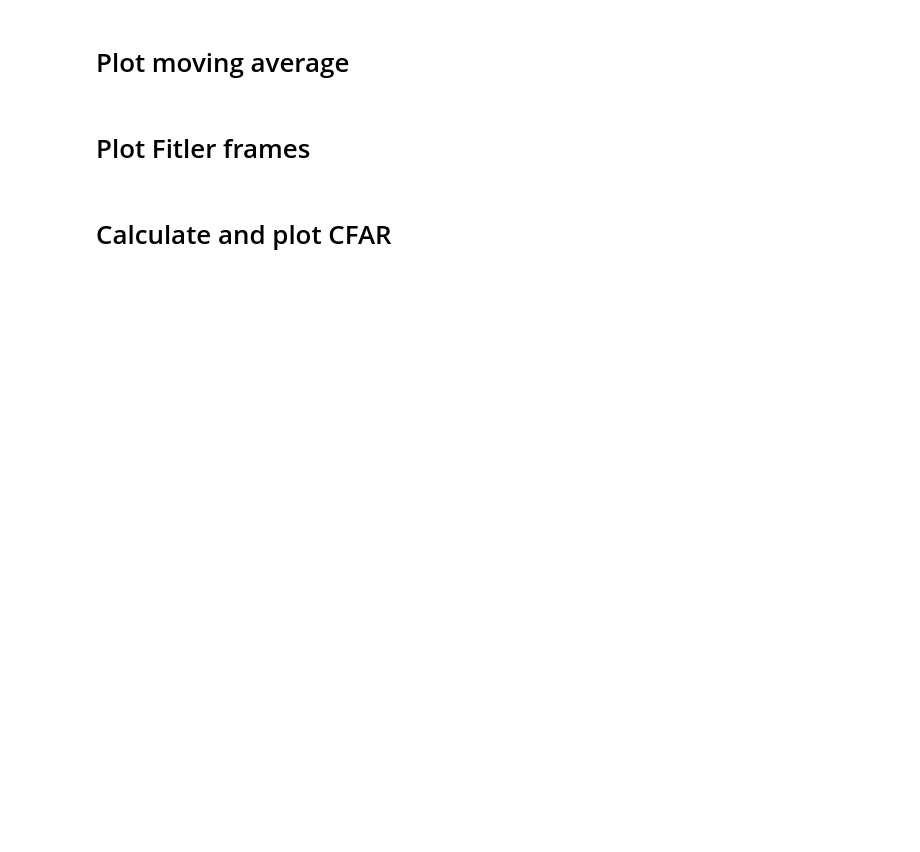
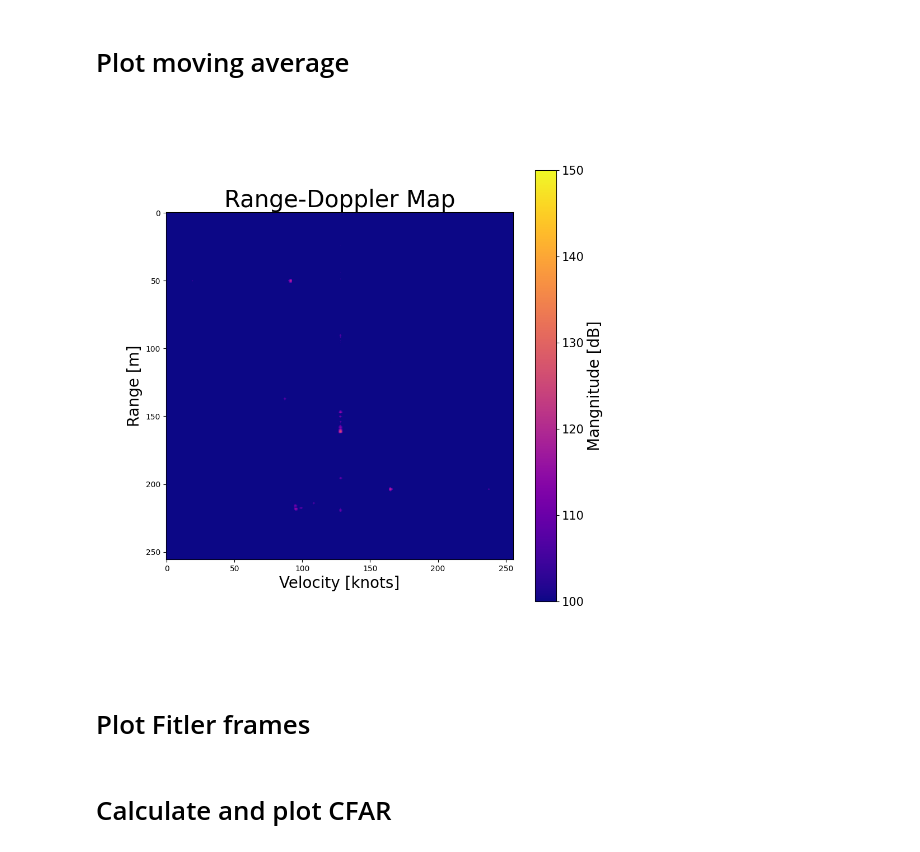
Before and after one commit to SondreOlimb/ProjectReportCode, a Jupyter notebook: position1_impoved.ipynb, the cells around one changed output. Cells and saved outputs as stored; diff of their text form; code cells hidden in the pictures; blank space fills up the shorter version.

```diff
--- a/position1_impoved.ipynb
+++ b/position1_impoved.ipynb
@@ -171,34 +184,36 @@ plot_max_3d = 95
 labels = {
     "x_label":"Velocity [knots]",
     "y_label":"Range [m]",
     "title": "Range-Doppler Map"
 
 }
 #data_fft_plot = cv2.GaussianBlur(np.abs(data_ma), (3, 3),sigmaX=1,sigmaY=1)
 #data_fft_plot = ndimage.gaussian_filter(data_fft_plot,sigma=1,mode=mode)
 #sns.set(rc={'figure.figsize':(20,15)})
 plt.figure(figsize=(10,10))
-rotated_img = ndimage.rotate(20*np.log10(np.abs(data_diff[-1])),90) # We rotate the image so the x axis is the velocity
+rotated_img = ndimage.rotate(20*np.log10(np.abs(data_diff[450])),90) # We rotate the image so the x axis is the velocity
 #rotated_img = cv2.GaussianBlur(rotated_img, (3, 3),sigmaX=1,sigmaY=1)
 plt.imshow(rotated_img,cmap="plasma", vmin=plot_min_doppler,vmax=plot_max_doppler)
 # rms = 10*np.log(np.sqrt(np.mean(np.abs(rotated_img[130:135,80:100])**2)))
 # peak = 10*np.log(np.abs(rotated_img[137,87]))
 # snr = peak-rms
 # print("Peak:",peak)
 # print("Side loab:", 10*np.log(np.abs(rotated_img[137,85])))
 # print("RMS:",rms)
 # print("SNR:",snr)
 #plt.yticks(np.linspace(0,256,9),labels=np.round(np.linspace(255*0.785277,0,9)),size =15)
 
 
 #plt.xticks(np.linspace(0,256,11),labels=np.round(np.linspace(-0.127552440715*127,0.127552440715*127,11),2))
 cbar  = plt.colorbar()
 cbar.set_label('Mangnitude [dB]',fontdict = {'fontsize' : 20})
 cbar.ax.tick_params(labelsize=15)
 plt.xlabel(labels["x_label"],fontdict = {'fontsize' : 20})
 plt.ylabel(labels["y_label"],fontdict = {'fontsize' : 20})
 plt.title(labels["title"],fontdict = {'fontsize' : 30})
 plt.grid(False)
+# %% [output]
+[figure, added]
 # %% [markdown]
 # Plot Fitler frames
 # %%
```
Also changed, not shown: parts of 8 cells of this notebook, 3 other files.
